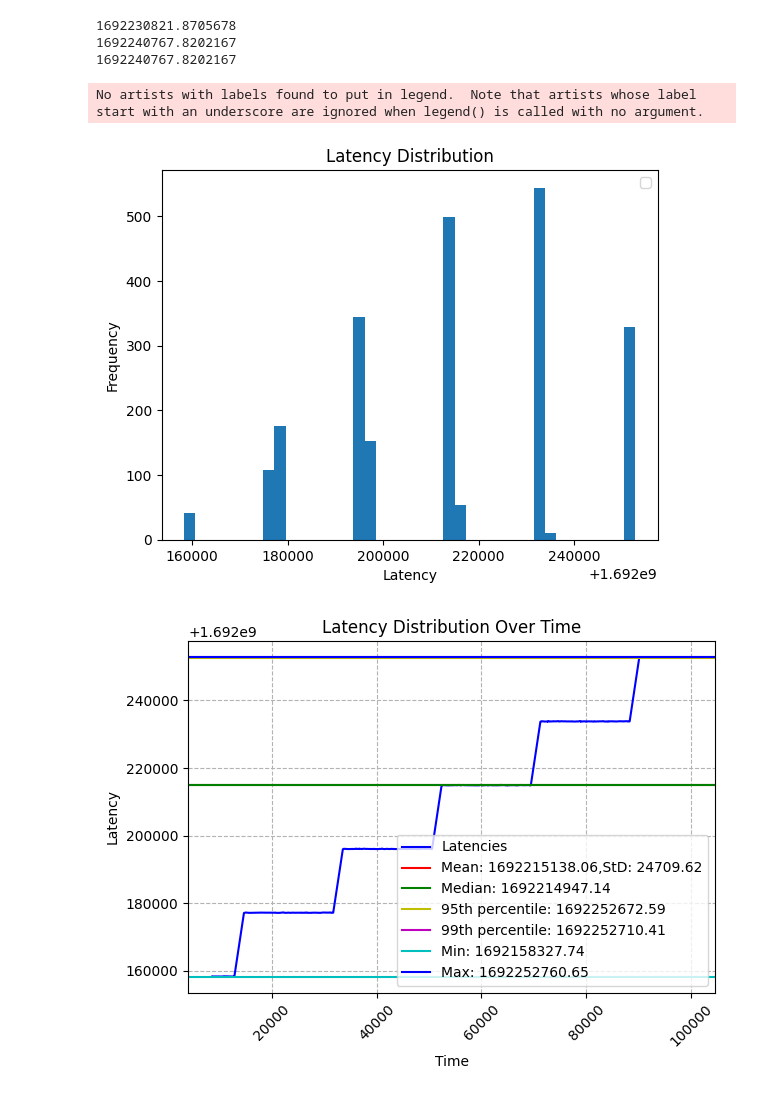
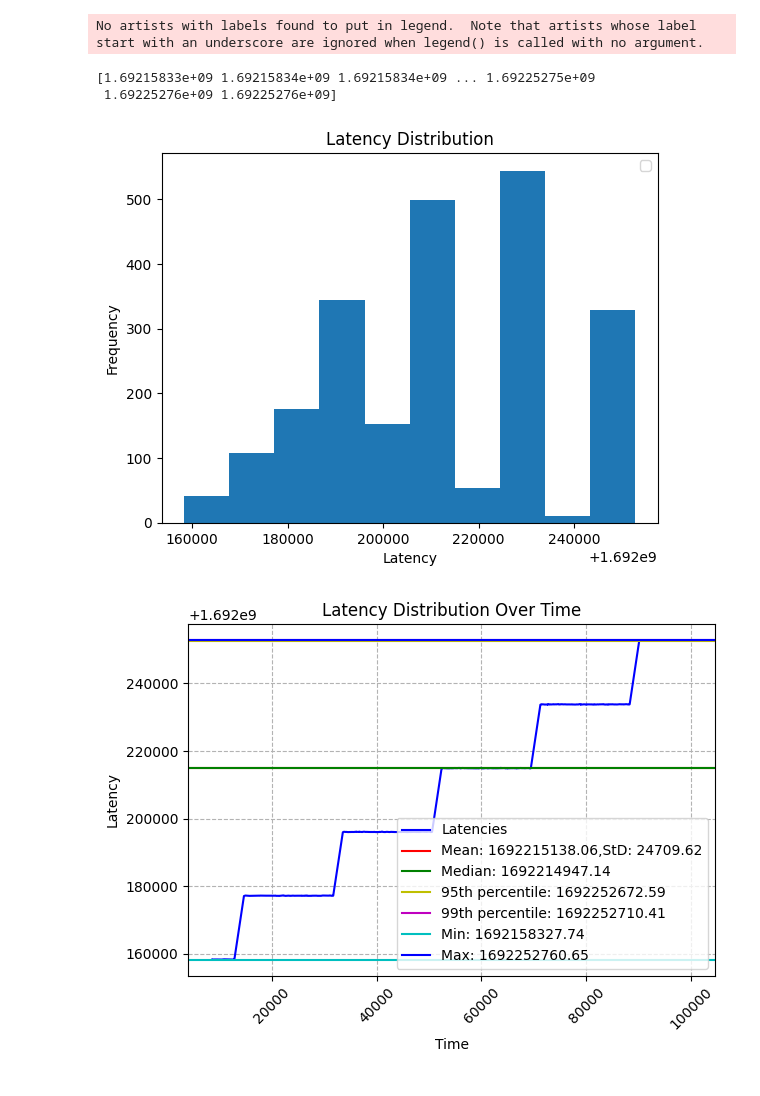
Before and after one commit to adit-bala/fogros-latency-analytics, a Jupyter notebook: latency-analysis.ipynb, the cells around one changed output. Drawn from its saved outputs; the diff is of its cells as text; code cells hidden in the pictures.

```diff
--- a/latency-analysis.ipynb
+++ b/latency-analysis.ipynb
@@ -53,7 +53,9 @@ def plot_latency(latencies):
         # print('ncl', nclasses)
 
     # Plot the raw latencies
-    plt.hist(sorted_latencies, bins=40)
+    # plt.hist(sorted_latencies, bins=40)
+    plt.hist(sorted_latencies)
+    print(sorted_latencies)
 
     # for d in classes:
     #     plt.axvline(x=d, color='r')
@@ -129,7 +131,6 @@ def goodness_of_variance_fit(array, classes):
             stat = np.mean(separated_arrays[i])
             break
 
-    print(stat)
 
     # max value of zones
     maxz = max(classified)
@@ -162,12 +163,11 @@ def calculate_jitter(latencies):
     avg_jitter = np.mean(np.abs(jitter))
     return avg_jitter
 # %%
-plot_latency(latencies)
+plot_latency(np.array(latencies))
 plot_latency_over_time(times, latencies)
 # %% [output]
-1692230821.8705678
-1692240767.8202167
-1692240767.8202167
+No artists with labels found to put in legend.  Note that artists whose label start with an underscore are ignored when legend() is called with no argument.
-No artists with labels found to put in legend.  Note that artists whose label start with an underscore are ignored when legend() is called with no argument.
+[1.69215833e+09 1.69215834e+09 1.69215834e+09 ... 1.69225275e+09
+ 1.69225276e+09 1.69225276e+09]
-[figure, old version]
+[figure, new version]
 [figure]
```
